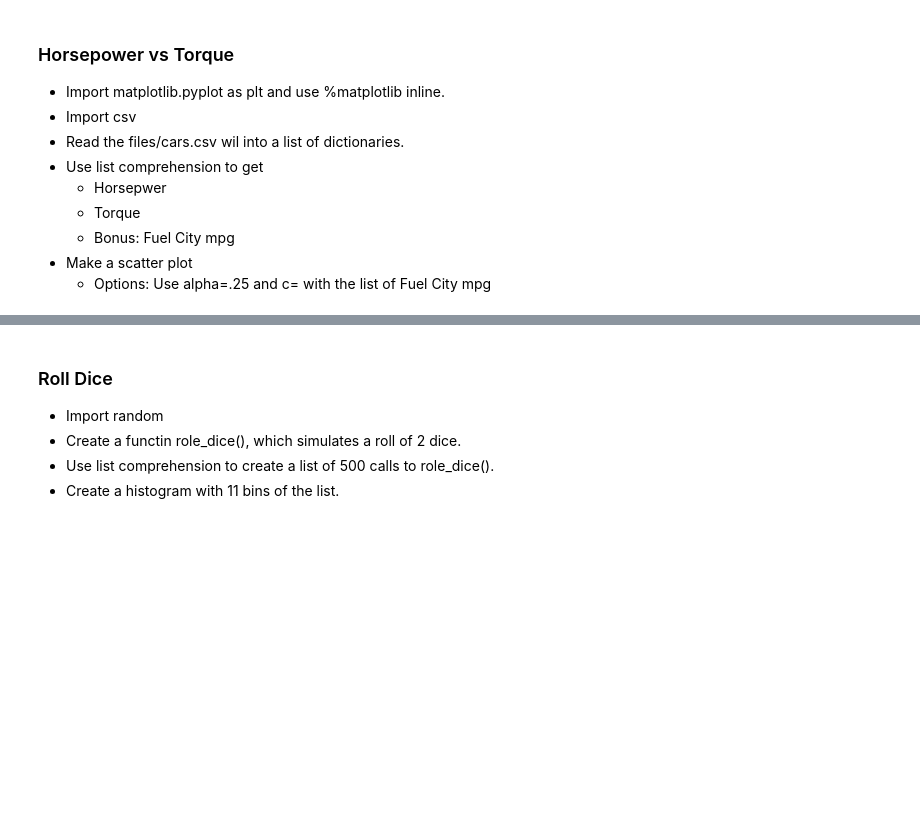
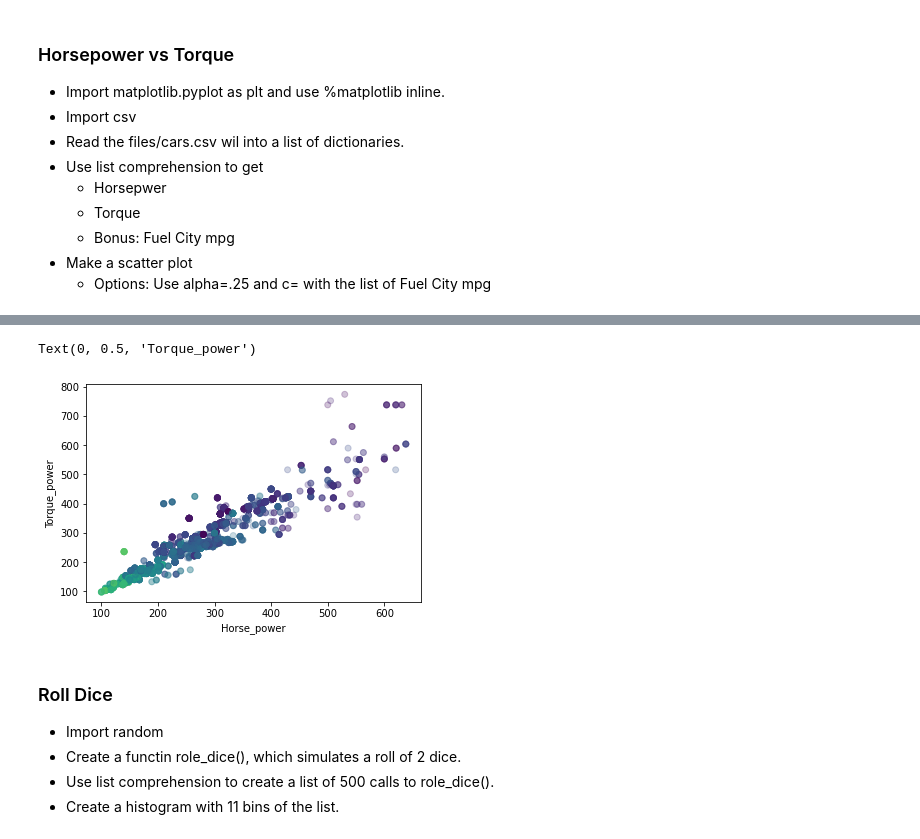
Before and after one commit to desoukiksa/LearnPython, a Jupyter notebook: 13 - Project - Visualization - Scatter plot and Histograms.ipynb, the cells around one changed output, grey strips where cells are left out. Saved outputs shown, nothing was run; the diff lists cells and outputs as text; code cells hidden in the pictures; blank space fills up the shorter version.

```diff
--- a/13 - Project - Visualization - Scatter plot and Histograms.ipynb
+++ b/13 - Project - Visualization - Scatter plot and Histograms.ipynb
@@ -15,0 +21,4 @@
+# %%
+with open("./files/cars.csv", "r") as f:
+    csv_reader = csv.DictReader(f)
+    cars = list(csv_reader)
@@ -16,3 +46,15 @@
+# %%
+horse_power = [int(car['Horsepower']) for car in cars]
+torque_power = [int(car['Torque']) for car in cars]
+mpg = [int(car['Fuel City mpg']) for car in cars]
+# %%
+fig, ax = plt.subplots()
+ax.scatter(horse_power, torque_power, alpha=.25, c=mpg)
+ax.set_xlabel("Horse_power")
+ax.set_ylabel("Torque_power")
+# %% [output]
+Text(0, 0.5, 'Torque_power')
+[figure, added]
 # %% [markdown]
 ### Roll Dice
 - Import random
```
Also changed, not shown: parts of 10 cells of this notebook.
